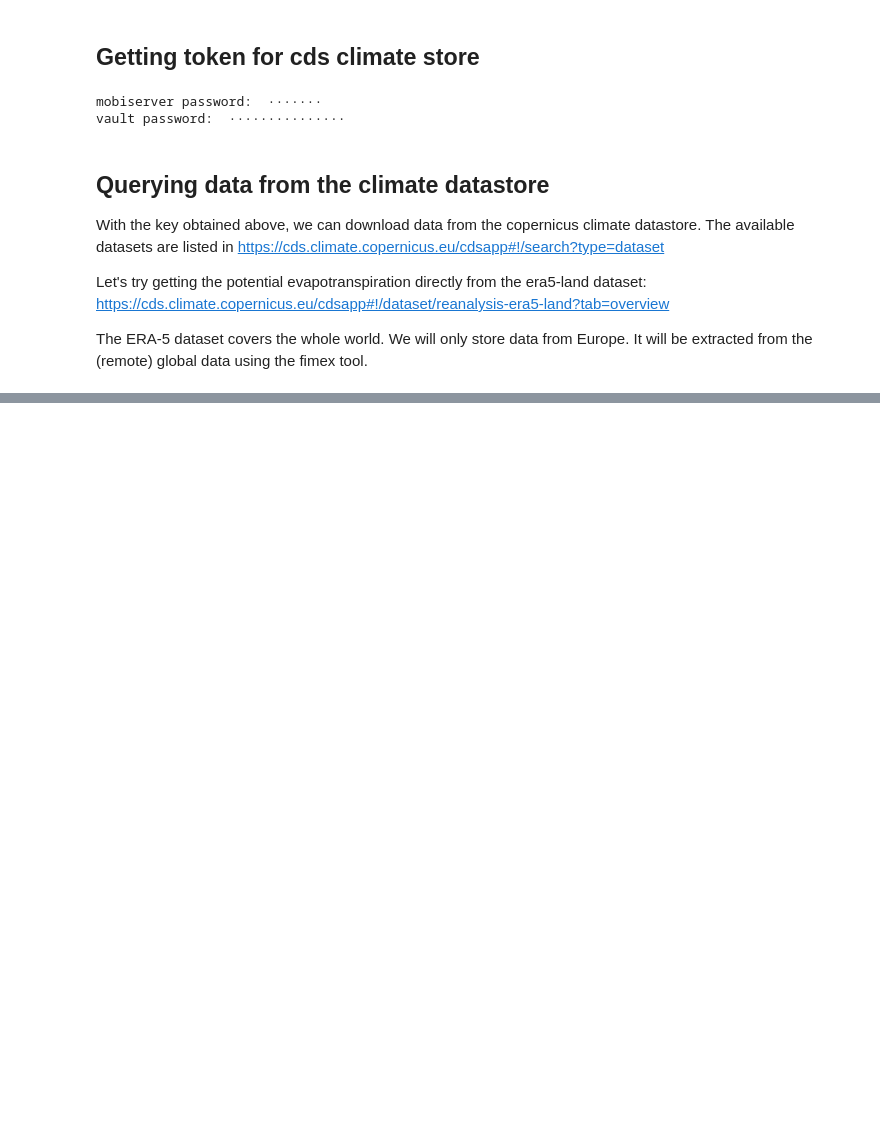
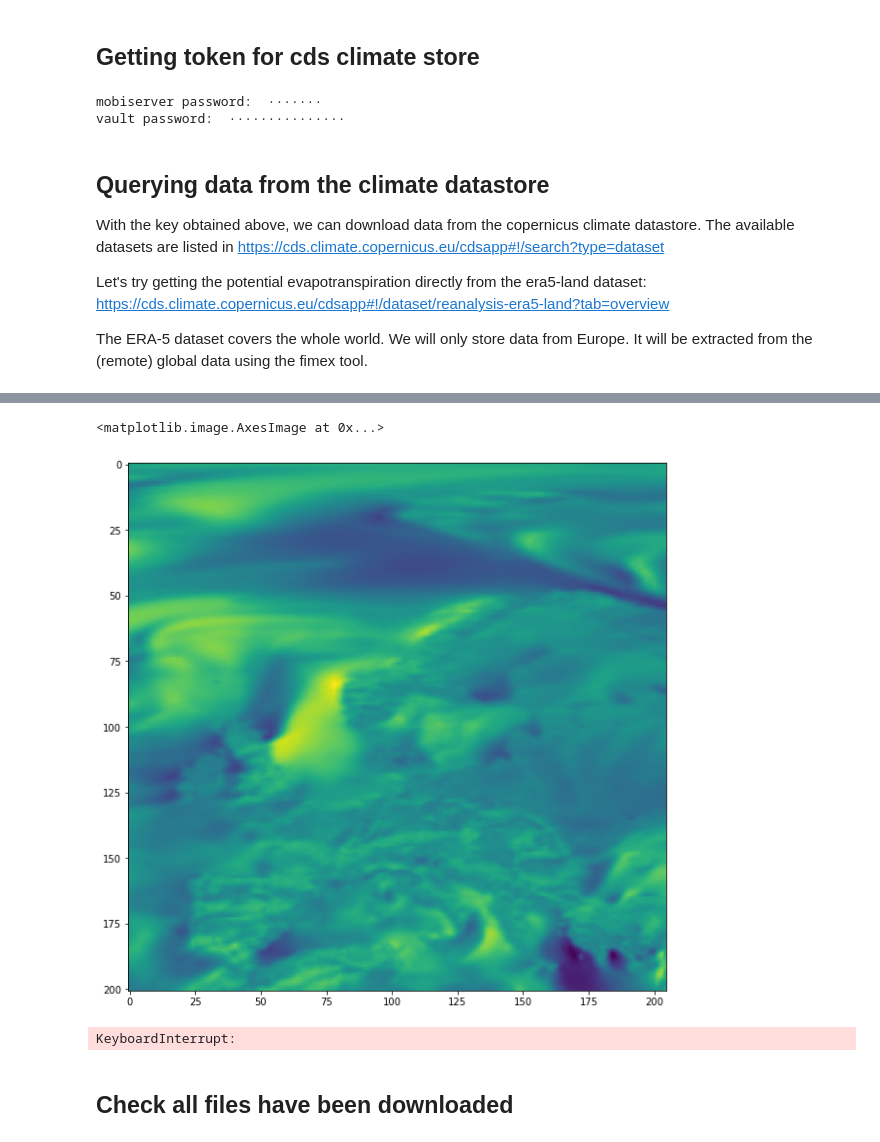
Before and after one commit to Lecheps/catchCan_tools, a Jupyter notebook: getERAData.ipynb, the cells around one changed output, grey strips where cells are left out. Cells and saved outputs as stored; diff of their text form; code cells hidden in the pictures; blank space fills up the shorter version.

```diff
--- a/getERAData.ipynb
+++ b/getERAData.ipynb
@@ -127,7 +224,7 @@ def getFile(inFile,outFile,date):
 # %%
 #Setting dates to download data
 
-start = datetime.datetime.strptime("01-01-1981", "%d-%m-%Y")
+start = datetime.datetime.strptime("01-01-1979", "%d-%m-%Y")
 end = datetime.datetime.strptime("28-02-2021", "%d-%m-%Y")
 date_generated = [start + datetime.timedelta(days=x) for x in range(0, (end-start).days)]
 
@@ -136,14 +233,27 @@ max_workers = 16
 num_files = len(date_generated)
 
 #Creating directory to download data
-download_dir = '/home/jovyan/shared/era5-land'
-# with Connection('localhost') as c:
-#     c.local('rm -rf {}'.format(download_dir))
-#     c.local('mkdir {}'.format(download_dir))
+download_dir = '/home/jovyan/shared/era5'
+with Connection('localhost') as c:
+    c.local('rm -rf {}'.format(download_dir))
+    c.local('mkdir {}'.format(download_dir))
 
 #Download function: the date is included in the generated filename
 def getData(date):
-    print(date.strftime('%d-%m-%Y'))
+#     print(date.strftime('%d-%m-%Y'))
     filename = '{}.nc'.format(date.strftime('%d-%m-%Y'))
     out =  '{}/europe_{}.nc'.format(download_dir,date.strftime('%d-%m-%Y'))
-    getFile(filename,out,date)
+    getFile(filename,date,outFile=out)
+# %%
+#Testing the download for a single date
+with Connection('localhost') as c:
+    c.local('rm -f world.nc')
+
+date = datetime.datetime(1990,5,5)
+getFile('world.nc',date)
+
+data = xr.load_dataset('world.nc')
+v10 = data['v10'][0,:,:]
+plt.figure(figsize = (20,10))
+plt.imshow(v10.values)
+# %% [output]
@@ -150,4 +267,10 @@ def getData(date):
+<matplotlib.image.AxesImage at 0x...>
+[figure, added]
 # %%
-#%%time
-#Actually downloading the data
-Parallel(n_jobs=max_workers)(delayed(getData)(date) for date in date_generated)
+# %%capture
+#Actually downloading the data for all the dates of interest
+Parallel(n_jobs=max_workers)(delayed(getData)(date) for date in tqdm(date_generated))
+# %% [output]
+KeyboardInterrupt:
+# %% [markdown]
+## Check all files have been downloaded
```
Also changed, not shown: parts of 5 cells of this notebook, 3 other files.
